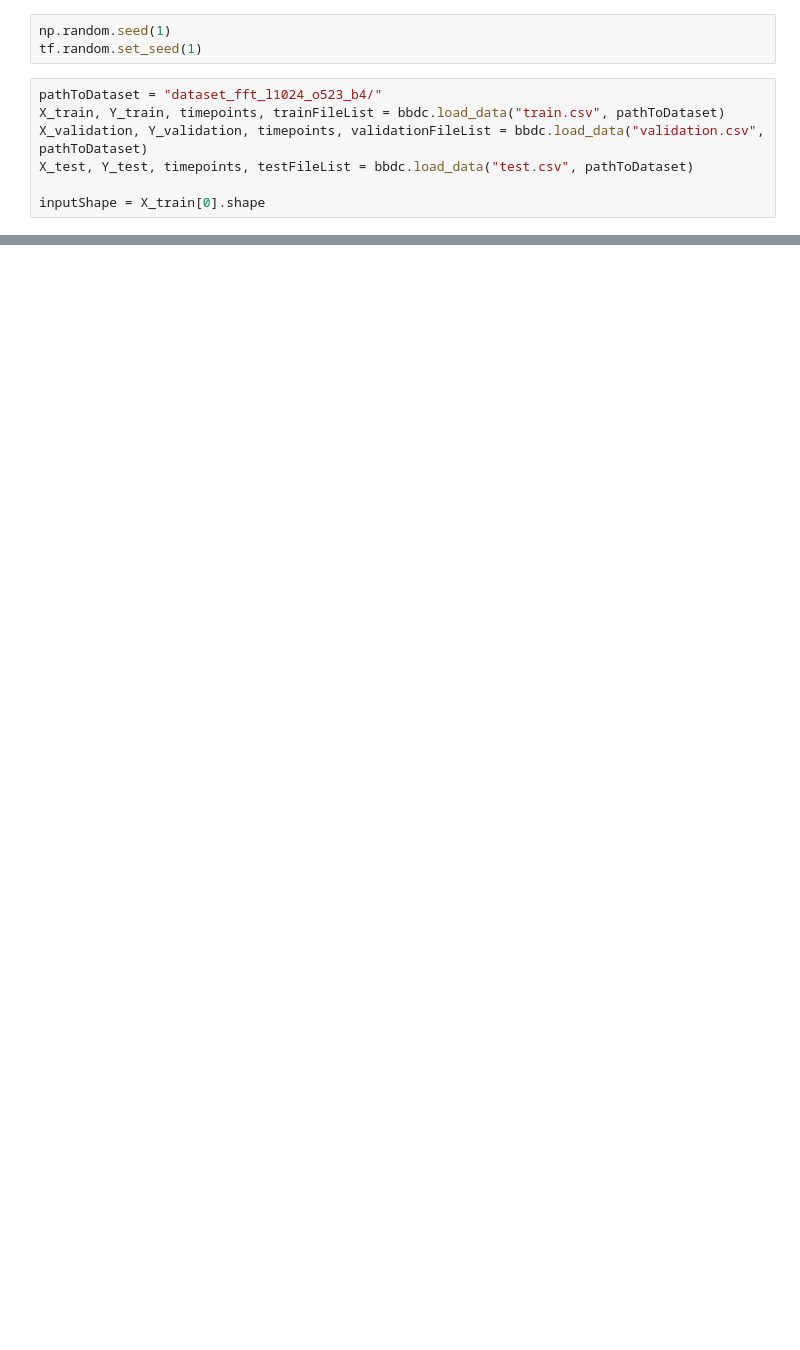
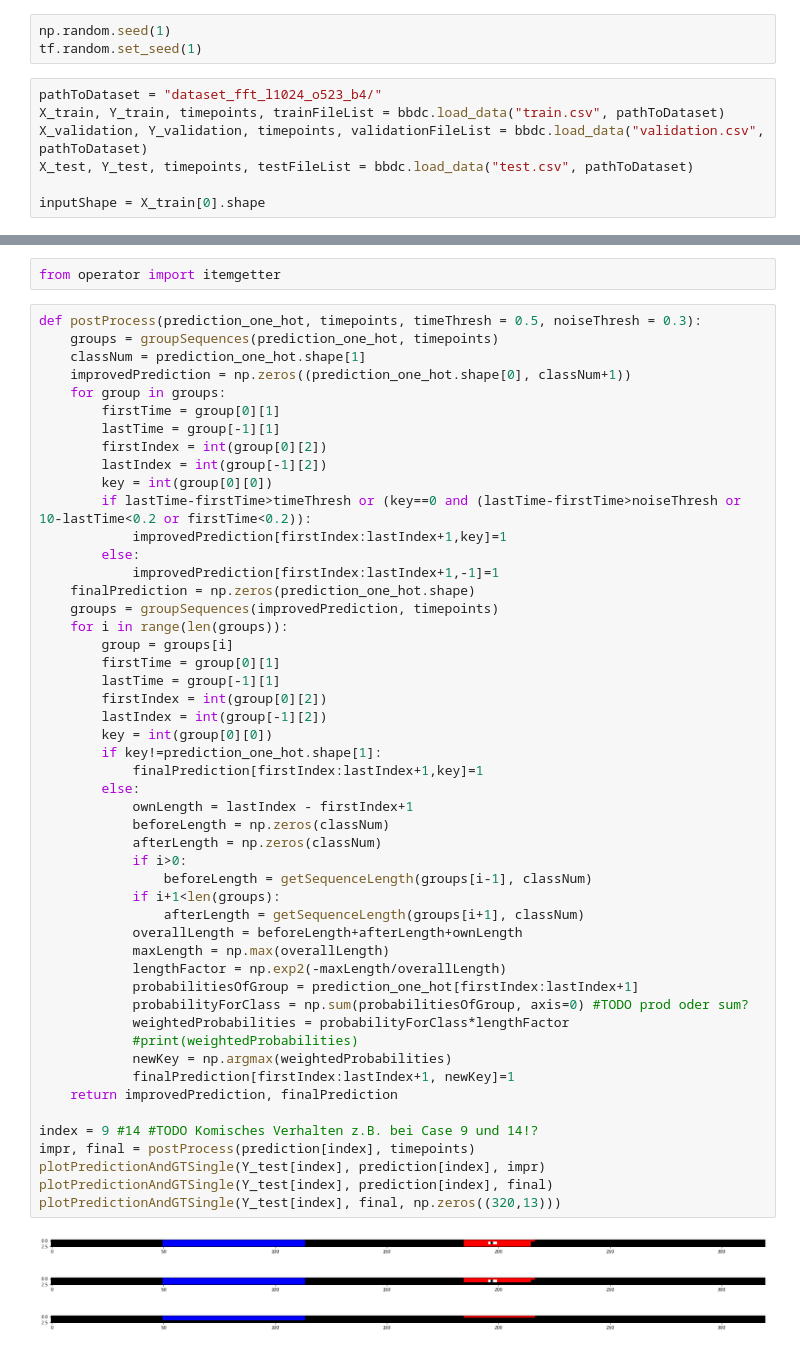
Before and after one commit to ajochim/bbdc2021, a Jupyter notebook: trainings/lessParameter_1d_unet_jannes.ipynb, the cells around one changed output, grey strips where cells are left out. Saved outputs shown, nothing was run; the diff lists cells and outputs as text; blank space fills up the shorter version.

```diff
--- a/trainings/lessParameter_1d_unet_jannes.ipynb
+++ b/trainings/lessParameter_1d_unet_jannes.ipynb
@@ -122,0 +156,56 @@ evaluate.evaluate("LP1d_Prediction.csv", "./../data/test.csv")
+# %%
+from operator import itemgetter
+# %%
+def postProcess(prediction_one_hot, timepoints, timeThresh = 0.5, noiseThresh = 0.3):
+    groups = groupSequences(prediction_one_hot, timepoints)
+    classNum = prediction_one_hot.shape[1]
+    improvedPrediction = np.zeros((prediction_one_hot.shape[0], classNum+1))
+    for group in groups:
+        firstTime = group[0][1]
+        lastTime = group[-1][1]
+        firstIndex = int(group[0][2])
+        lastIndex = int(group[-1][2])
+        key = int(group[0][0])
+        if lastTime-firstTime>timeThresh or (key==0 and (lastTime-firstTime>noiseThresh or 10-lastTime<0.2 or firstTime<0.2)):
+            improvedPrediction[firstIndex:lastIndex+1,key]=1
+        else:
+            improvedPrediction[firstIndex:lastIndex+1,-1]=1
+    finalPrediction = np.zeros(prediction_one_hot.shape)
+    groups = groupSequences(improvedPrediction, timepoints)
+    for i in range(len(groups)):
+        group = groups[i]
+        firstTime = group[0][1]
+        lastTime = group[-1][1]
+        firstIndex = int(group[0][2])
+        lastIndex = int(group[-1][2])
+        key = int(group[0][0])
+        if key!=prediction_one_hot.shape[1]:
+            finalPrediction[firstIndex:lastIndex+1,key]=1
+        else:
+            ownLength = lastIndex - firstIndex+1
+            beforeLength = np.zeros(classNum)
+            afterLength = np.zeros(classNum)
+            if i>0:
+                beforeLength = getSequenceLength(groups[i-1], classNum)
+            if i+1<len(groups):
+                afterLength = getSequenceLength(groups[i+1], classNum)
+            overallLength = beforeLength+afterLength+ownLength
+            maxLength = np.max(overallLength)
+            lengthFactor = np.exp2(-maxLength/overallLength)
+            probabilitiesOfGroup = prediction_one_hot[firstIndex:lastIndex+1]
+            probabilityForClass = np.sum(probabilitiesOfGroup, axis=0) #TODO prod oder sum?
+            weightedProbabilities = probabilityForClass*lengthFactor
+            #print(weightedProbabilities)
+            newKey = np.argmax(weightedProbabilities)
+            finalPrediction[firstIndex:lastIndex+1, newKey]=1
+    return improvedPrediction, finalPrediction
+
+index = 9 #14 #TODO Komisches Verhalten z.B. bei Case 9 und 14!?
+impr, final = postProcess(prediction[index], timepoints)
+plotPredictionAndGTSingle(Y_test[index], prediction[index], impr)
+plotPredictionAndGTSingle(Y_test[index], prediction[index], final)
+plotPredictionAndGTSingle(Y_test[index], final, np.zeros((320,13)))
+# %% [output]
+[figure, added]
+[figure, added]
+[figure, added]
```
Also changed, not shown: parts of 14 cells of this notebook.
